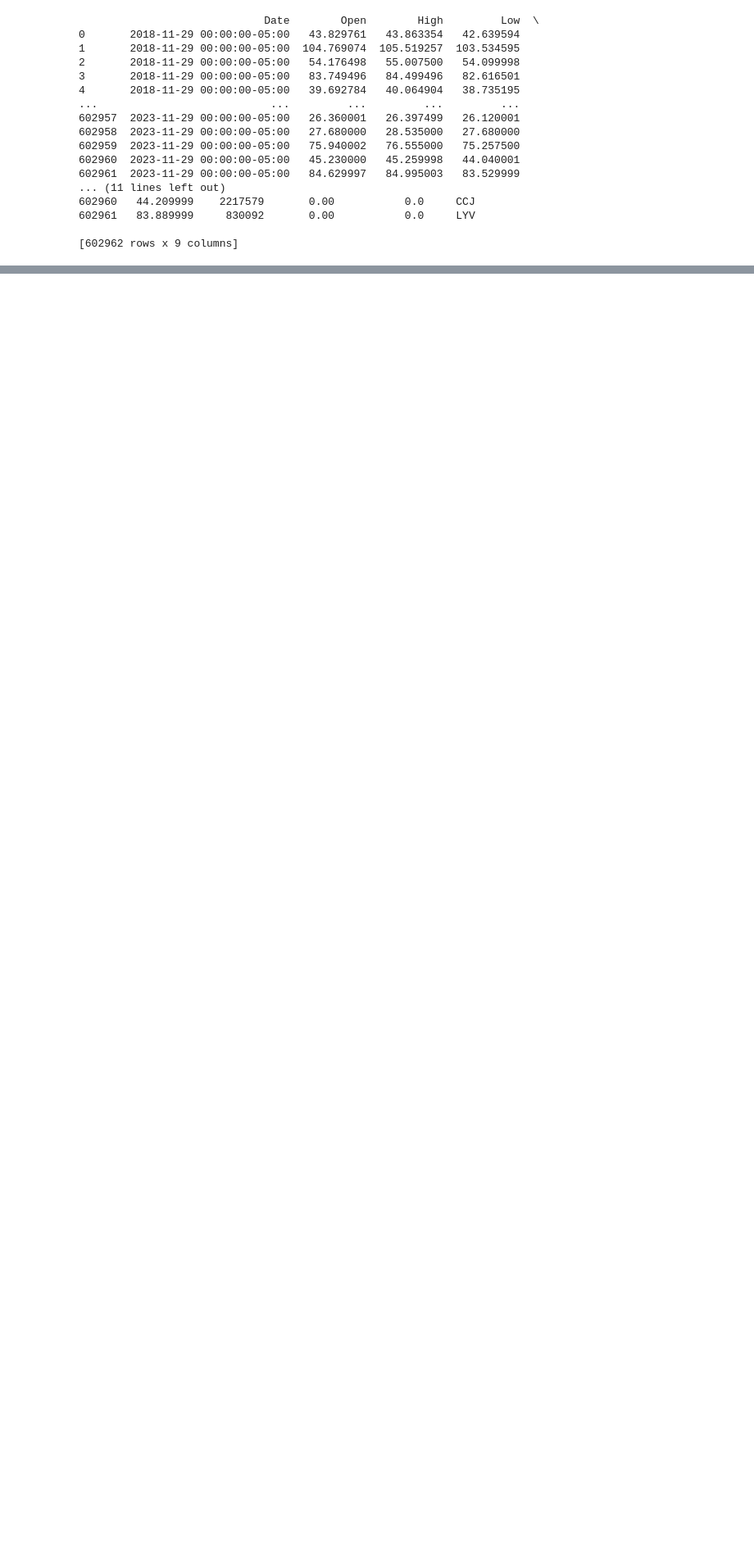
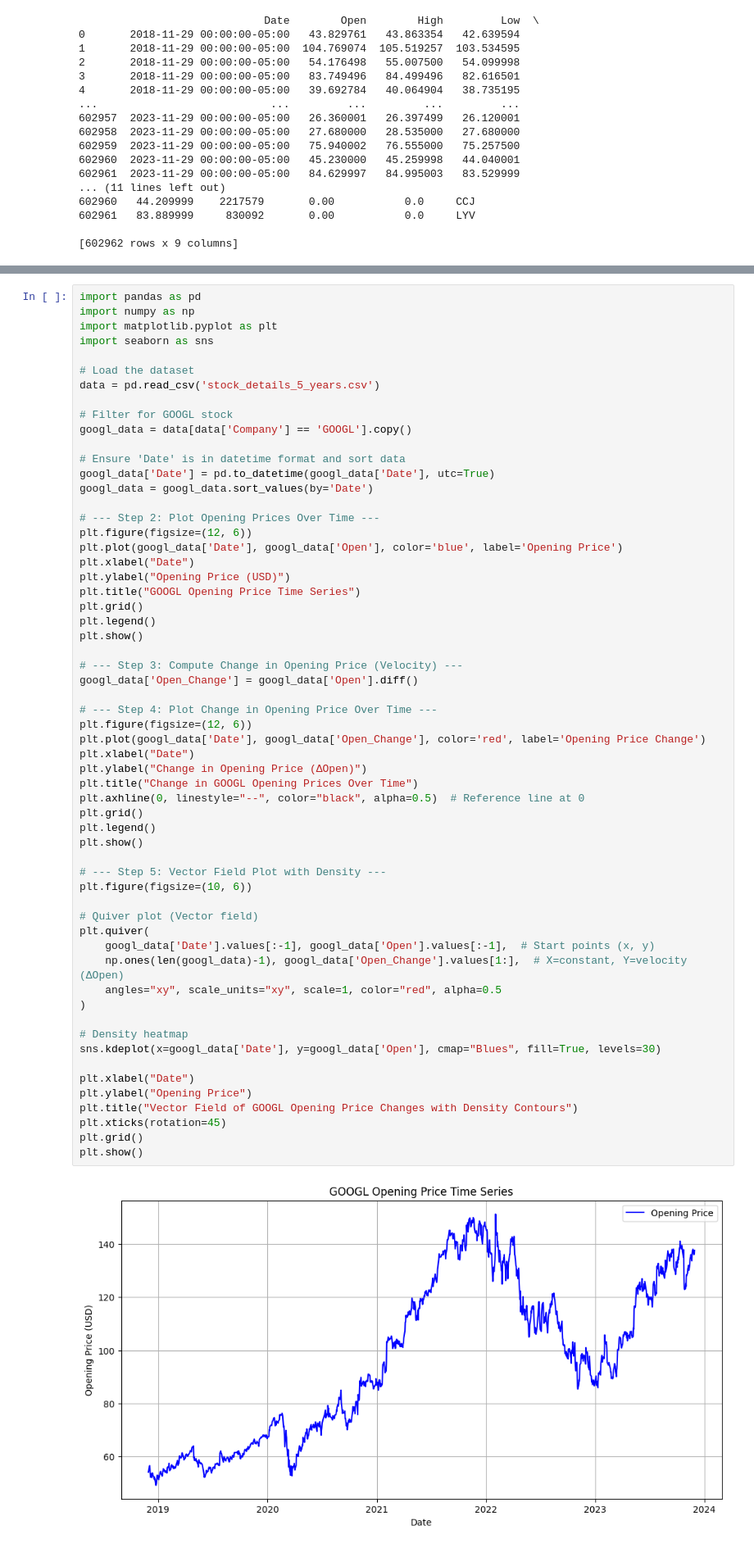
Before and after one commit to casper12340/Complex-Systems-ePortfolio, a Jupyter notebook: dataset exploration.ipynb, the cells around one changed output, grey strips where cells are left out. Shown: that part at 82% size. Drawn from its saved outputs; the diff is of its cells as text; blank space fills up the shorter version.

```diff
--- a/dataset exploration.ipynb
+++ b/dataset exploration.ipynb
@@ -58,0 +134,61 @@ plt.show()
+# %%
+import pandas as pd
+import numpy as np
+import matplotlib.pyplot as plt
+import seaborn as sns
+
+# Load the dataset
+data = pd.read_csv('stock_details_5_years.csv')
+
+# Filter for GOOGL stock
+googl_data = data[data['Company'] == 'GOOGL'].copy()
+
+# Ensure 'Date' is in datetime format and sort data
+googl_data['Date'] = pd.to_datetime(googl_data['Date'], utc=True)
+googl_data = googl_data.sort_values(by='Date')
+
+# --- Step 2: Plot Opening Prices Over Time ---
+plt.figure(figsize=(12, 6))
+plt.plot(googl_data['Date'], googl_data['Open'], color='blue', label='Opening Price')
+plt.xlabel("Date")
+plt.ylabel("Opening Price (USD)")
+plt.title("GOOGL Opening Price Time Series")
+plt.grid()
+plt.legend()
+plt.show()
+
+# --- Step 3: Compute Change in Opening Price (Velocity) ---
+googl_data['Open_Change'] = googl_data['Open'].diff()
+
+# --- Step 4: Plot Change in Opening Price Over Time ---
+plt.figure(figsize=(12, 6))
+plt.plot(googl_data['Date'], googl_data['Open_Change'], color='red', label='Opening Price Change')
+plt.xlabel("Date")
+plt.ylabel("Change in Opening Price (ΔOpen)")
+plt.title("Change in GOOGL Opening Prices Over Time")
+plt.axhline(0, linestyle="--", color="black", alpha=0.5)  # Reference line at 0
+plt.grid()
+plt.legend()
+plt.show()
+
+# --- Step 5: Vector Field Plot with Density ---
+plt.figure(figsize=(10, 6))
+
+# Quiver plot (Vector field)
+plt.quiver(
+    googl_data['Date'].values[:-1], googl_data['Open'].values[:-1],  # Start points (x, y)
+    np.ones(len(googl_data)-1), googl_data['Open_Change'].values[1:],  # X=constant, Y=velocity (ΔOpen)
+    angles="xy", scale_units="xy", scale=1, color="red", alpha=0.5
+)
+
+# Density heatmap
+sns.kdeplot(x=googl_data['Date'], y=googl_data['Open'], cmap="Blues", fill=True, levels=30)
+
+plt.xlabel("Date")
+plt.ylabel("Opening Price")
+plt.title("Vector Field of GOOGL Opening Price Changes with Density Contours")
+plt.xticks(rotation=45)
+plt.grid()
+plt.show()
+# %% [output]
+[figure, added]
```
Also changed, not shown: parts of 4 cells of this notebook, 5 other files.
